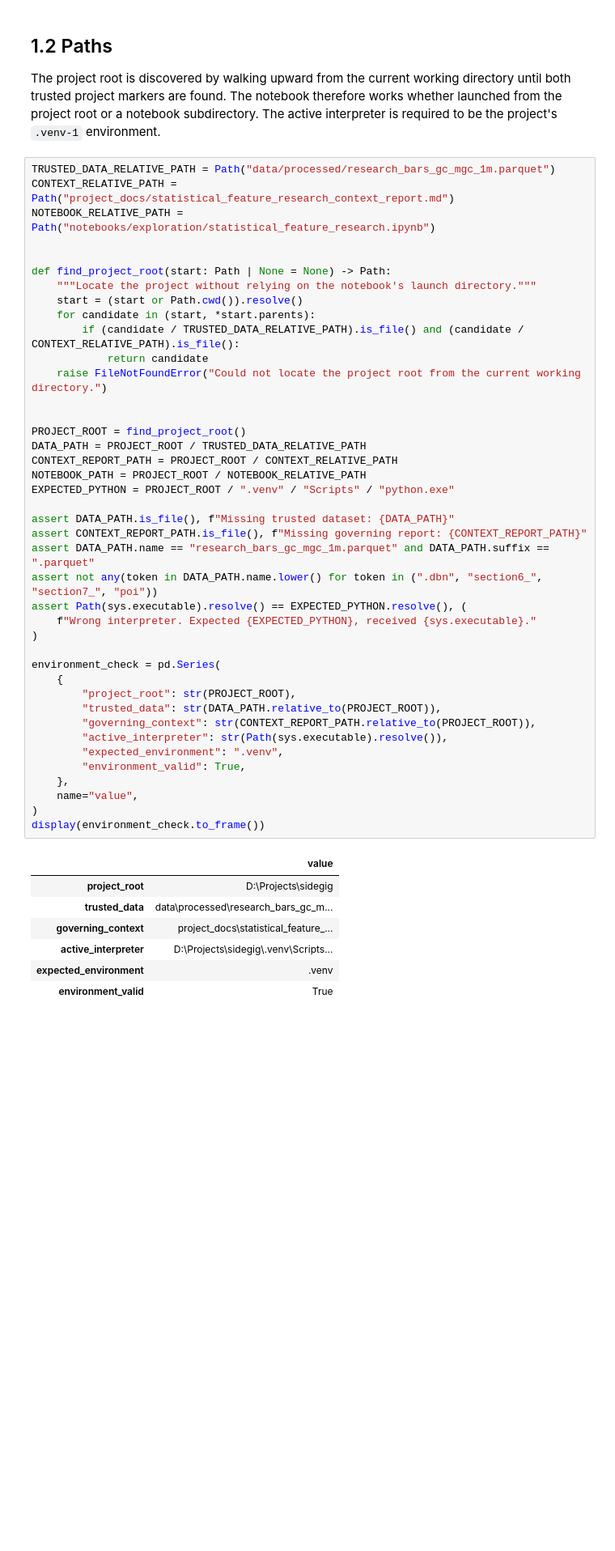
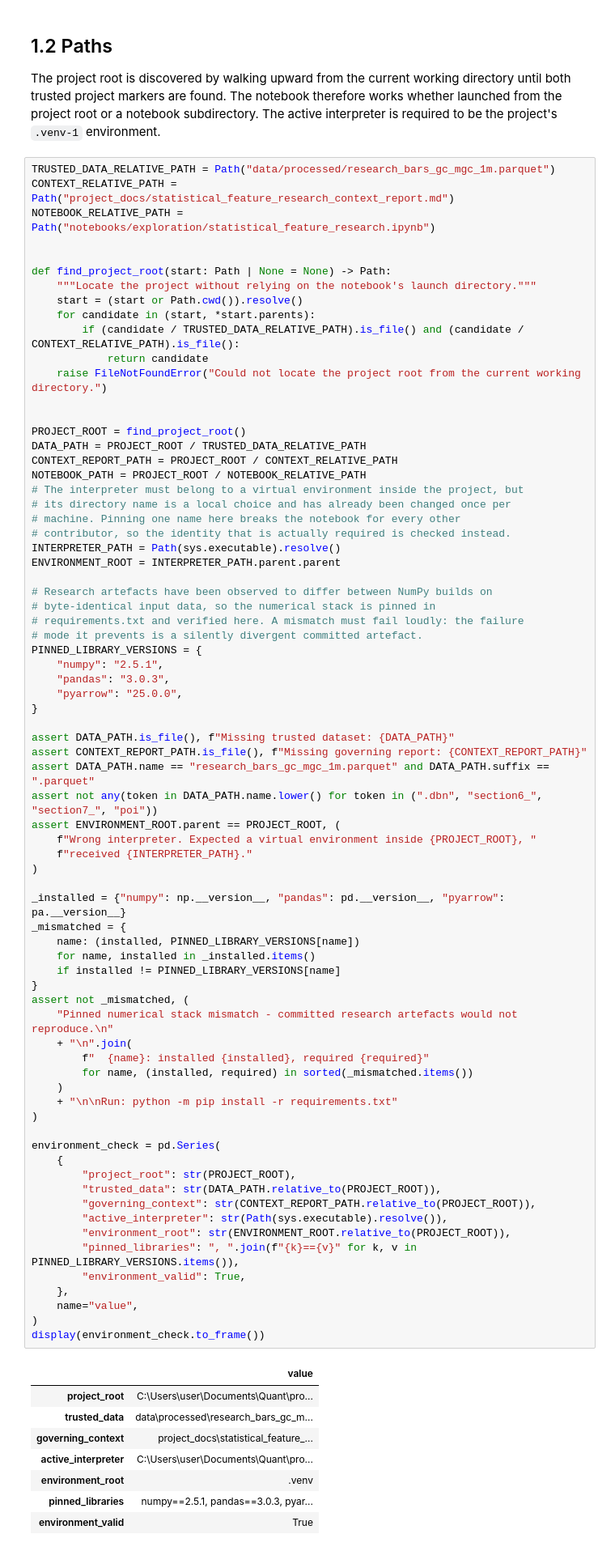
Before and after one commit to Abond1234/GC-1m-OHLCV-QUANTITATIVE-ANALYSIS, a Jupyter notebook: notebooks/exploration/statistical_feature_research.ipynb, the cells around one changed output. Shown at 81% size. Cells and saved outputs as stored; diff of their text form; blank space fills up the shorter version.

```diff
--- a/notebooks/exploration/statistical_feature_research.ipynb
+++ b/notebooks/exploration/statistical_feature_research.ipynb
@@ -66,42 +62,75 @@ def find_project_root(start: Path | None = None) -> Path:
     for candidate in (start, *start.parents):
         if (candidate / TRUSTED_DATA_RELATIVE_PATH).is_file() and (candidate / CONTEXT_RELATIVE_PATH).is_file():
             return candidate
     raise FileNotFoundError("Could not locate the project root from the current working directory.")
 
 
 PROJECT_ROOT = find_project_root()
 DATA_PATH = PROJECT_ROOT / TRUSTED_DATA_RELATIVE_PATH
 CONTEXT_REPORT_PATH = PROJECT_ROOT / CONTEXT_RELATIVE_PATH
 NOTEBOOK_PATH = PROJECT_ROOT / NOTEBOOK_RELATIVE_PATH
-EXPECTED_PYTHON = PROJECT_ROOT / ".venv" / "Scripts" / "python.exe"
+# The interpreter must belong to a virtual environment inside the project, but
+# its directory name is a local choice and has already been changed once per
+# machine. Pinning one name here breaks the notebook for every other
+# contributor, so the identity that is actually required is checked instead.
+INTERPRETER_PATH = Path(sys.executable).resolve()
+ENVIRONMENT_ROOT = INTERPRETER_PATH.parent.parent
+
+# Research artefacts have been observed to differ between NumPy builds on
+# byte-identical input data, so the numerical stack is pinned in
+# requirements.txt and verified here. A mismatch must fail loudly: the failure
+# mode it prevents is a silently divergent committed artefact.
+PINNED_LIBRARY_VERSIONS = {
+    "numpy": "2.5.1",
+    "pandas": "3.0.3",
+    "pyarrow": "25.0.0",
+}
 
 assert DATA_PATH.is_file(), f"Missing trusted dataset: {DATA_PATH}"
 assert CONTEXT_REPORT_PATH.is_file(), f"Missing governing report: {CONTEXT_REPORT_PATH}"
 assert DATA_PATH.name == "research_bars_gc_mgc_1m.parquet" and DATA_PATH.suffix == ".parquet"
 assert not any(token in DATA_PATH.name.lower() for token in (".dbn", "section6_", "section7_", "poi"))
-assert Path(sys.executable).resolve() == EXPECTED_PYTHON.resolve(), (
-    f"Wrong interpreter. Expected {EXPECTED_PYTHON}, received {sys.executable}."
+assert ENVIRONMENT_ROOT.parent == PROJECT_ROOT, (
+    f"Wrong interpreter. Expected a virtual environment inside {PROJECT_ROOT}, "
+    f"received {INTERPRETER_PATH}."
+)
+
+_installed = {"numpy": np.__version__, "pandas": pd.__version__, "pyarrow": pa.__version__}
+_mismatched = {
+    name: (installed, PINNED_LIBRARY_VERSIONS[name])
+    for name, installed in _installed.items()
+    if installed != PINNED_LIBRARY_VERSIONS[name]
+}
+assert not _mismatched, (
+    "Pinned numerical stack mismatch - committed research artefacts would not reproduce.\n"
+    + "\n".join(
+        f"  {name}: installed {installed}, required {required}"
+        for name, (installed, required) in sorted(_mismatched.items())
+    )
+    + "\n\nRun: python -m pip install -r requirements.txt"
 )
 
 environment_check = pd.Series(
     {
         "project_root": str(PROJECT_ROOT),
         "trusted_data": str(DATA_PATH.relative_to(PROJECT_ROOT)),
         "governing_context": str(CONTEXT_REPORT_PATH.relative_to(PROJECT_ROOT)),
         "active_interpreter": str(Path(sys.executable).resolve()),
-        "expected_environment": ".venv",
+        "environment_root": str(ENVIRONMENT_ROOT.relative_to(PROJECT_ROOT)),
+        "pinned_libraries": ", ".join(f"{k}=={v}" for k, v in PINNED_LIBRARY_VERSIONS.items()),
         "environment_valid": True,
     },
     name="value",
 )
 display(environment_check.to_frame())
 # %% [output]
 |  | value |
-| project_root | D:\Projects\sidegig |
+| project_root | C:\Users\user\Documents\Quant\pro... |
 | trusted_data | data\processed\research_bars_gc_m... |
 | governing_context | project_docs\statistical_feature_... |
-| active_interpreter | D:\Projects\sidegig\.venv\Scripts... |
-| expected_environment | .venv |
+| active_interpreter | C:\Users\user\Documents\Quant\pro... |
+| environment_root | .venv |
+| pinned_libraries | numpy==2.5.1, pandas==3.0.3, pyar... |
 | environment_valid | True |
 # %% [markdown]
 ## 1.3 Instrument and Time Settings
```
Also changed, not shown: parts of 33 cells of this notebook.
